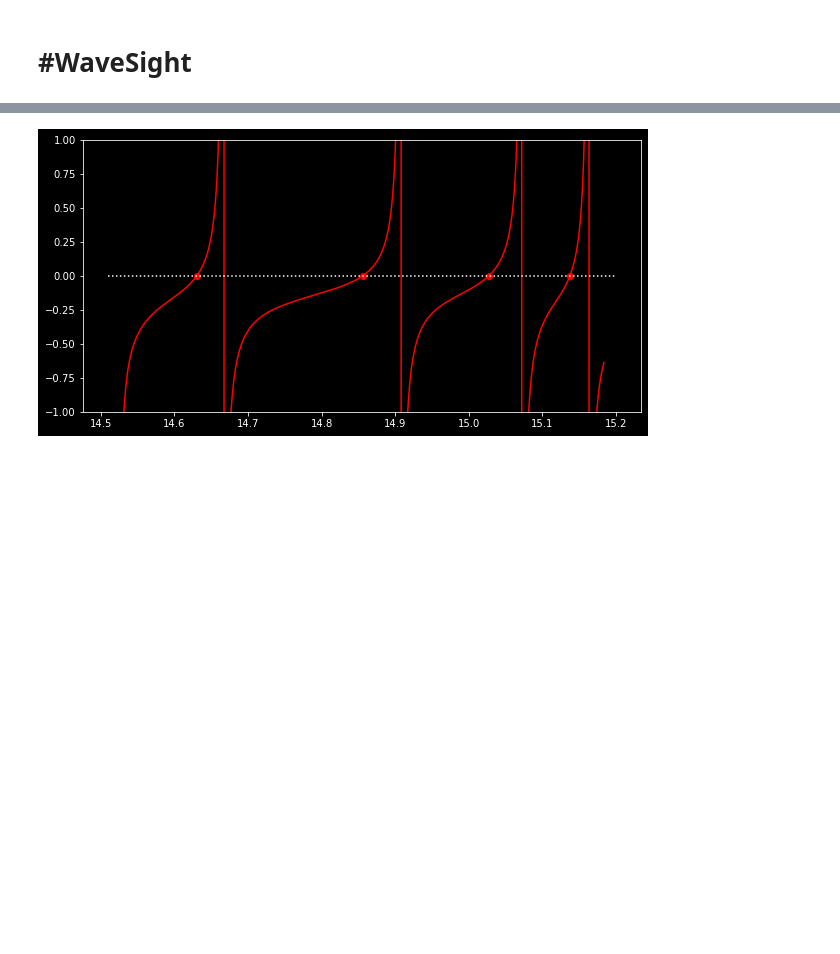
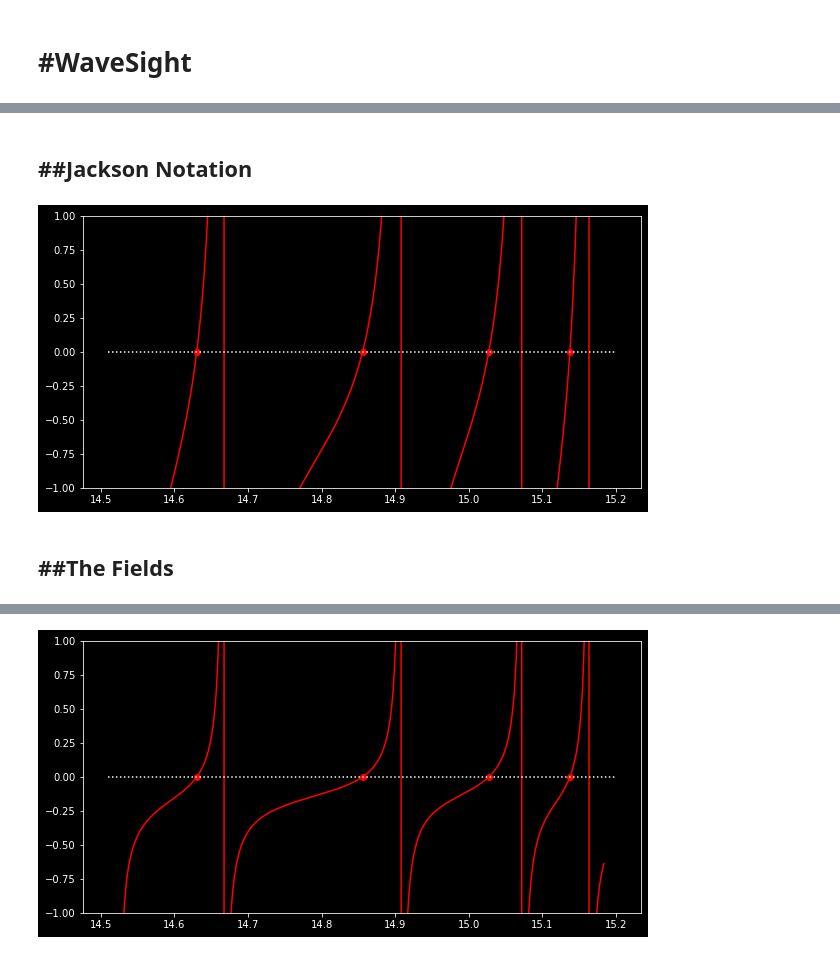
Before and after one commit to zia-lab/wavesight, a Jupyter notebook: wavesight.ipynb, the cells around one changed output, grey strips where cells are left out. Drawn from its saved outputs; the diff is of its cells as text; code cells hidden in the pictures; blank space fills up the shorter version.

```diff
--- a/wavesight.ipynb
+++ b/wavesight.ipynb
@@ -15,0 +17,27 @@ The autoreload extension is already loaded. To reload it, use:
+# %% [markdown]
+## ##Jackson Notation
+# %%
+nCore = 1.45
+nCladding = 1.387
+coreRadius = 3.
+wavelength = 0.6
+tmfun = ws.tmfungen(λfree=wavelength,
+                 n2=nCladding,
+                 n1=nCore,
+                 a=coreRadius)
+kzmax = 1.001*nCore*2*np.pi/wavelength
+kzmin = 0.999*nCladding*2*np.pi/wavelength
+kzrange = np.linspace(kzmin, kzmax, 1000)
+tmvals = tmfun(kzrange)
+tmzeros = ws.findallroots(tmfun, kzmin, kzmax, 0.01, method='bisect', num_sigfigs=6, verbose=False)
+tmzerocheck = tmfun(tmzeros)
+plt.figure(figsize=(10,5))
+plt.plot(kzrange, tmvals, 'r')
+plt.scatter(tmzeros,tmzerocheck, c='r')
+plt.plot([kzmin, kzmax], [0,0], "w:")
+plt.ylim(-1,1)
+plt.show()
+# %% [output]
+[figure, added]
+# %% [markdown]
+## ##The Fields
```
Also changed, not shown: parts of 16 cells of this notebook, 3 other files.
